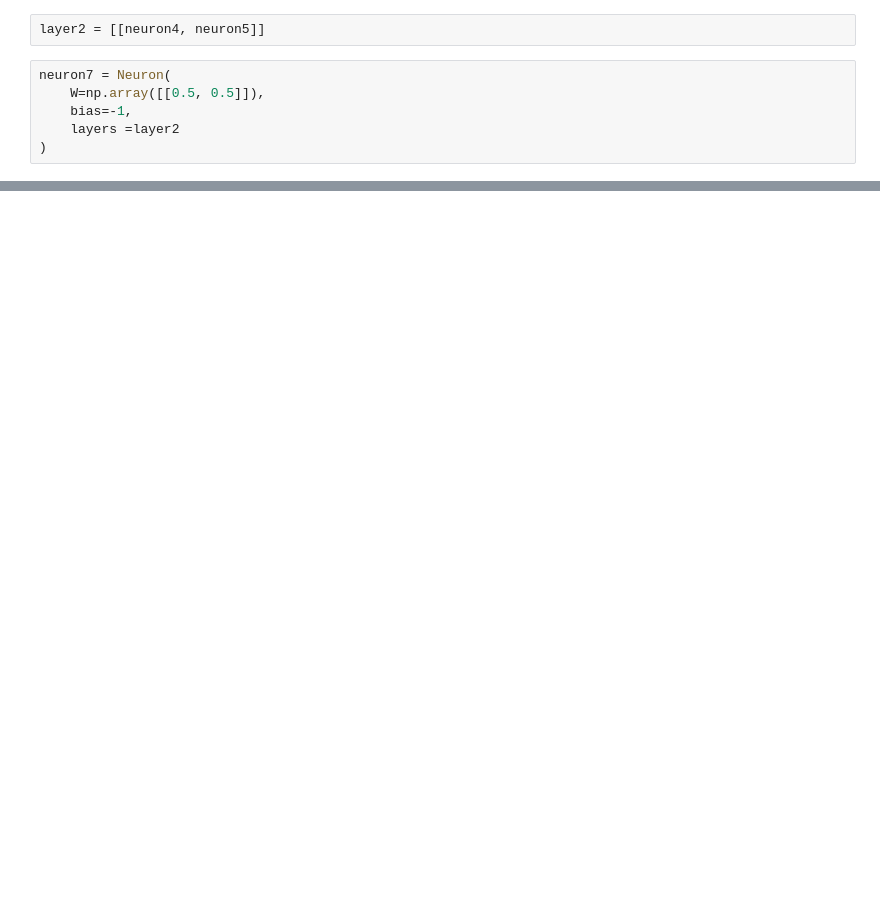
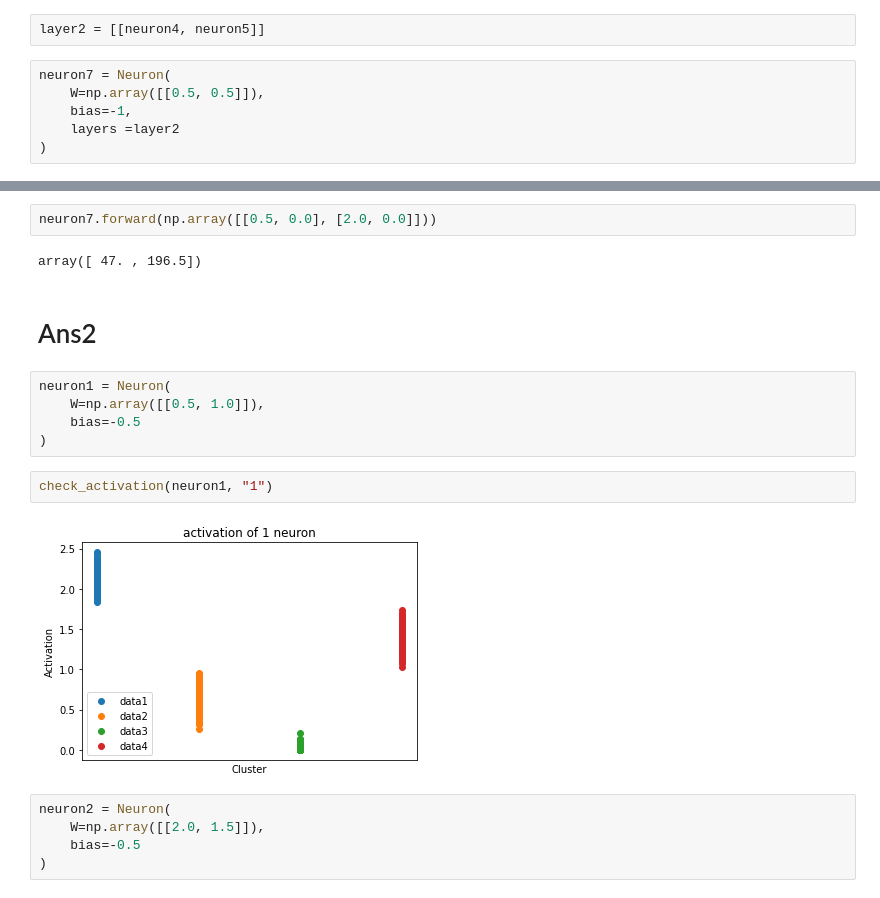
Before and after one commit to KeitaW/Colab-Notebooks, a Jupyter notebook: 210530_students_ans.ipynb, the cells around one changed output, grey strips where cells are left out. Saved outputs shown, nothing was run; the diff lists cells and outputs as text; blank space fills up the shorter version.

```diff
--- a/210530_students_ans.ipynb
+++ b/210530_students_ans.ipynb
@@ -158,0 +159,20 @@ check_activation(neuron7, "7")
+# %%
+neuron7.forward(np.array([[0.5, 0.0], [2.0, 0.0]]))
+# %% [output]
+array([ 47. , 196.5])
+# %% [markdown]
+# Ans2
+# %%
+neuron1 = Neuron(
+    W=np.array([[0.5, 1.0]]),
+    bias=-0.5
+)
+# %%
+check_activation(neuron1, "1")
+# %% [output]
+[figure, added]
+# %%
+neuron2 = Neuron(
+    W=np.array([[2.0, 1.5]]),
+    bias=-0.5
+)
```
Also changed, not shown: parts of 28 cells of this notebook.
